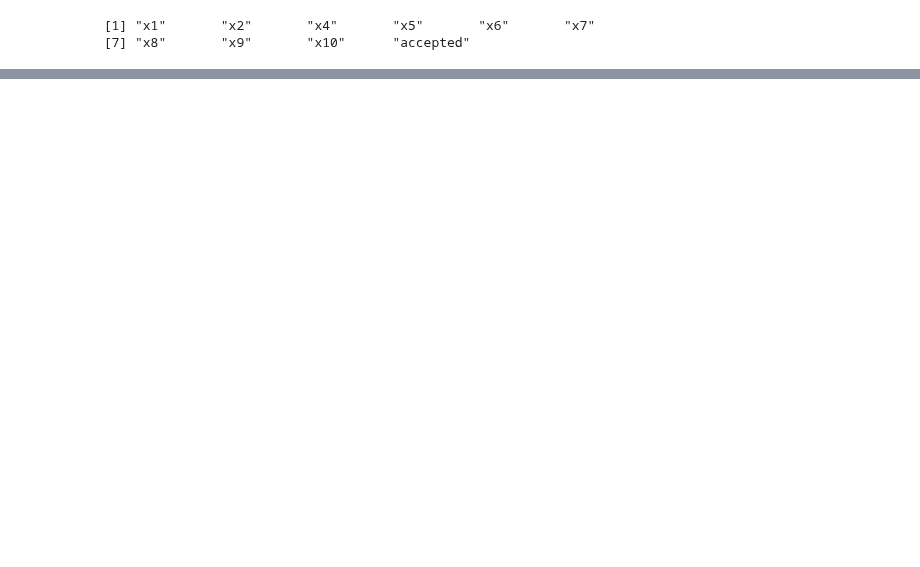
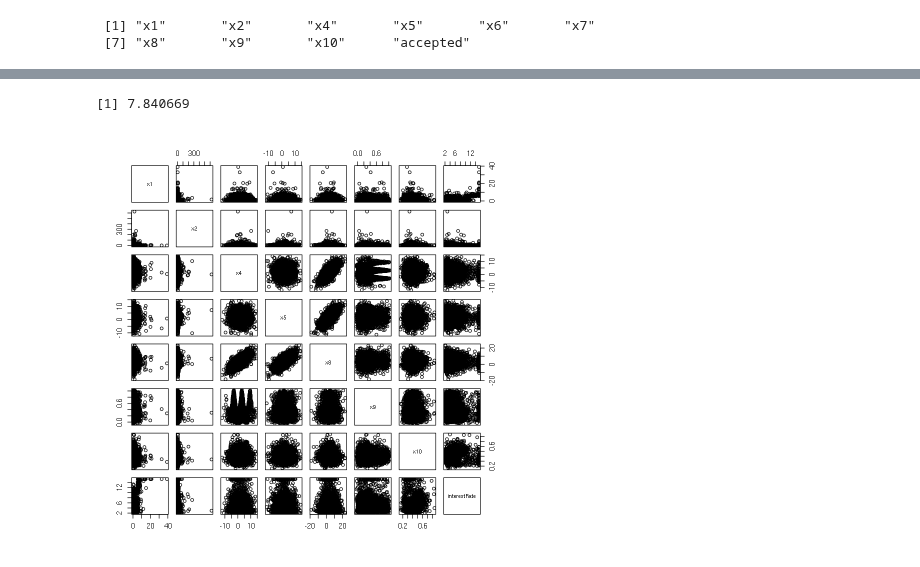
Before and after one commit to eepgwde/pyeg0, a Jupyter notebook: caret/classr1/smava02.ipynb, the cells around one changed output, grey strips where cells are left out. Drawn from its saved outputs; the diff is of its cells as text; code cells hidden in the pictures; blank space fills up the shorter version.

```diff
--- a/caret/classr1/smava02.ipynb
+++ b/caret/classr1/smava02.ipynb
@@ -141,0 +346,13 @@ fit1x
+# %%
+# Look at interest rates for one bank.
+df4 <- train[train$bank == "B1" & train$accepted == "YES", setdiff(colnames(train), c("customerNumber", "bank", "accepted", "x3", "x6", "x7"))]
+
+x2bar <- mean(df4$x2, trim=0, na.rm=TRUE)
+x2bar
+df4[is.na(df4$x2), "x2"] <- x2bar
+# %% [output]
+[1] 7.840669
+# %%
+plot(df4)
+# %% [output]
+[figure, added]
```
Also changed, not shown: parts of 42 cells of this notebook.
